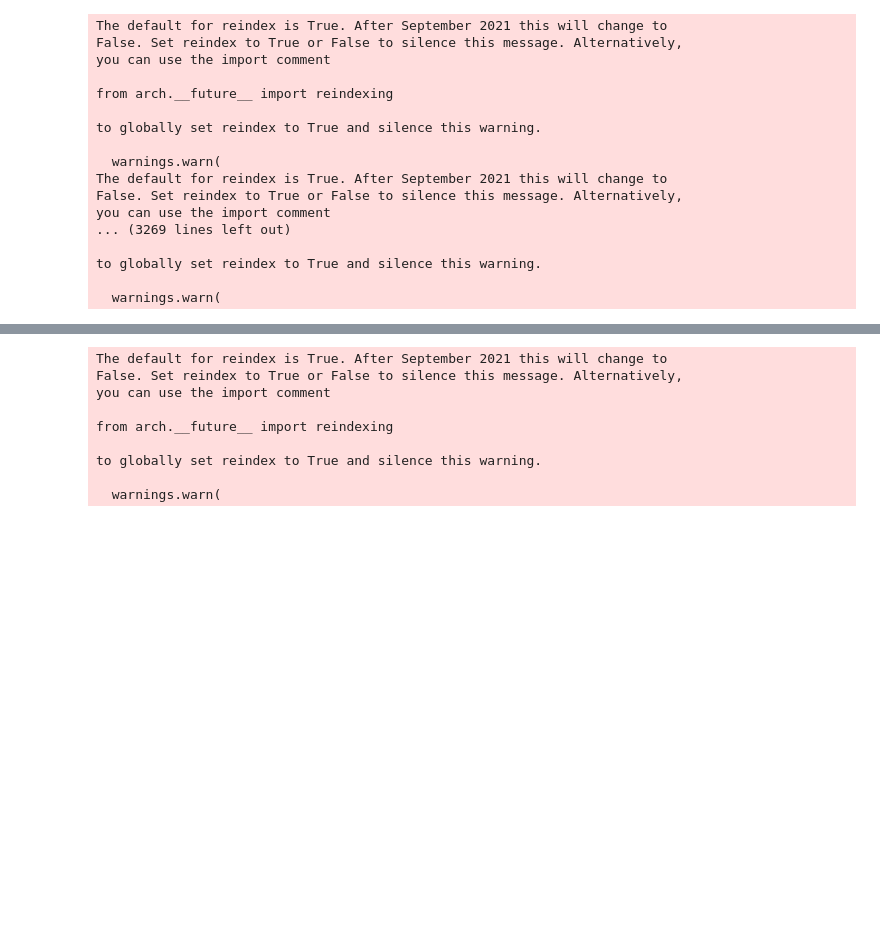
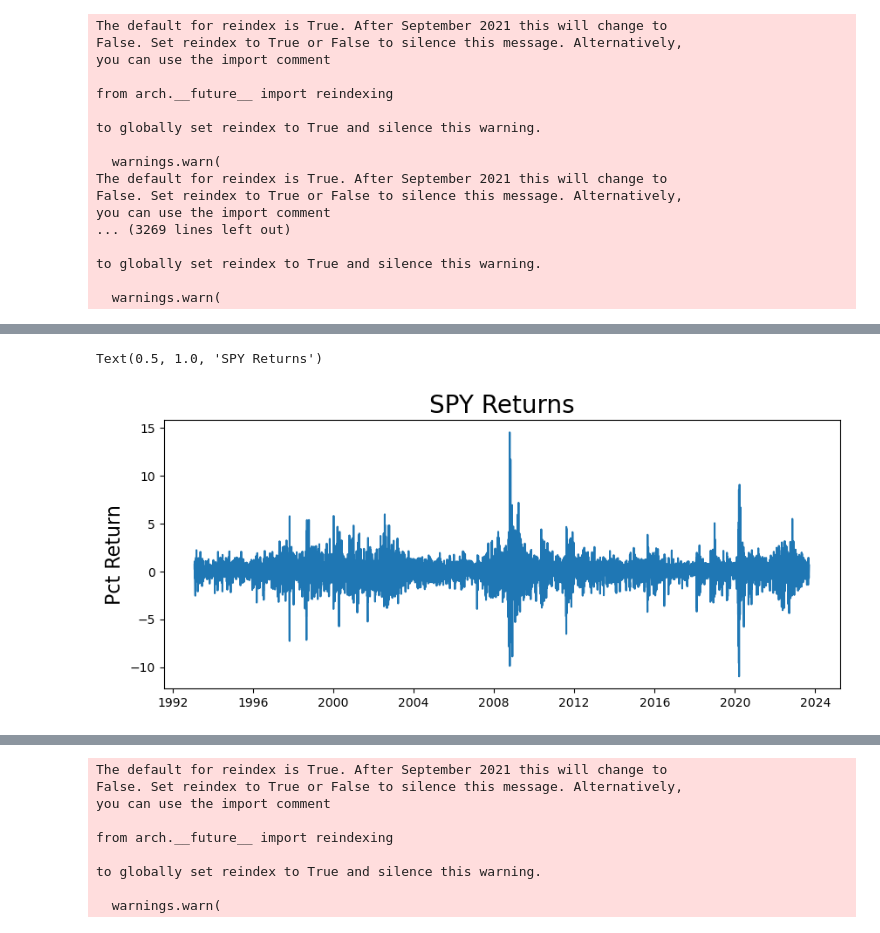
Before and after one commit to mjohnso51/final-project, a Jupyter notebook: GARCH.ipynb, the cells around one changed output, grey strips where cells are left out. Saved outputs shown, nothing was run; the diff lists cells and outputs as text; code cells hidden in the pictures; blank space fills up the shorter version.

```diff
--- a/GARCH.ipynb
+++ b/GARCH.ipynb
@@ -183,0 +218,3 @@ plt.legend(['True Returns', 'Predicted Volatility'], fontsize=16)
+# %%
+spy = pd.read_csv("C:\\Users\\cello\\Git\\final-project\\Resources\\spy-price.csv")
+spy.tail()
@@ -183,0 +228,3 @@ plt.legend(['True Returns', 'Predicted Volatility'], fontsize=16)
+# %%
+spy['Date'] = pd.to_datetime(spy['Date'])
+spy.info()
@@ -183,0 +246,3 @@ plt.legend(['True Returns', 'Predicted Volatility'], fontsize=16)
+# %%
+spy.index = spy.pop('Date')
+spy.head()
@@ -183,0 +257,3 @@ plt.legend(['True Returns', 'Predicted Volatility'], fontsize=16)
+# %%
+returns2 = 100 * spy.Close.pct_change().dropna()
+returns
@@ -183,0 +274,8 @@ plt.legend(['True Returns', 'Predicted Volatility'], fontsize=16)
+# %%
+plt.figure(figsize=(10,4))
+plt.plot(returns2)
+plt.ylabel('Pct Return', fontsize=16)
+plt.title('SPY Returns', fontsize=20)
+# %% [output]
+Text(0.5, 1.0, 'SPY Returns')
+[figure, added]
```
Also changed, not shown: parts of 25 cells of this notebook, 3 other files.
